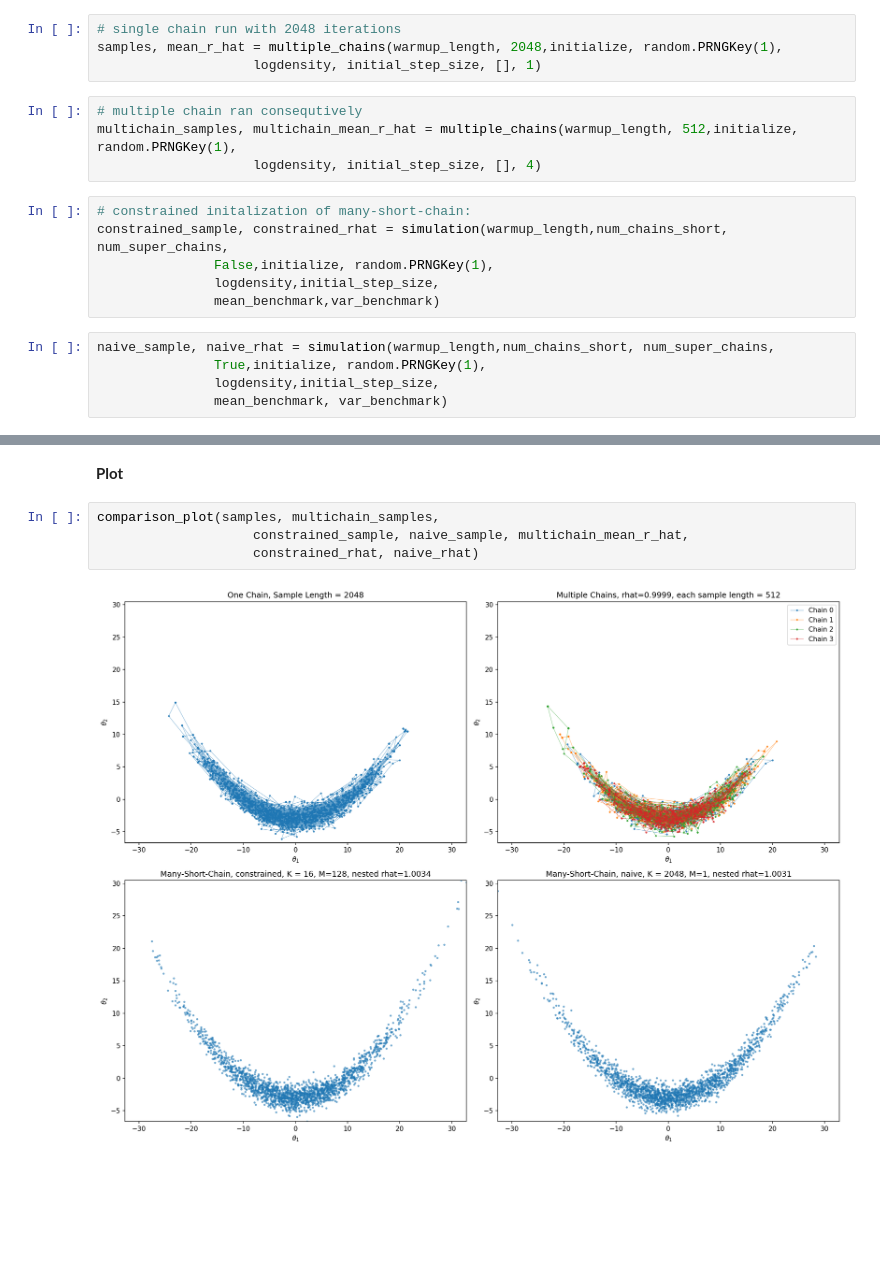
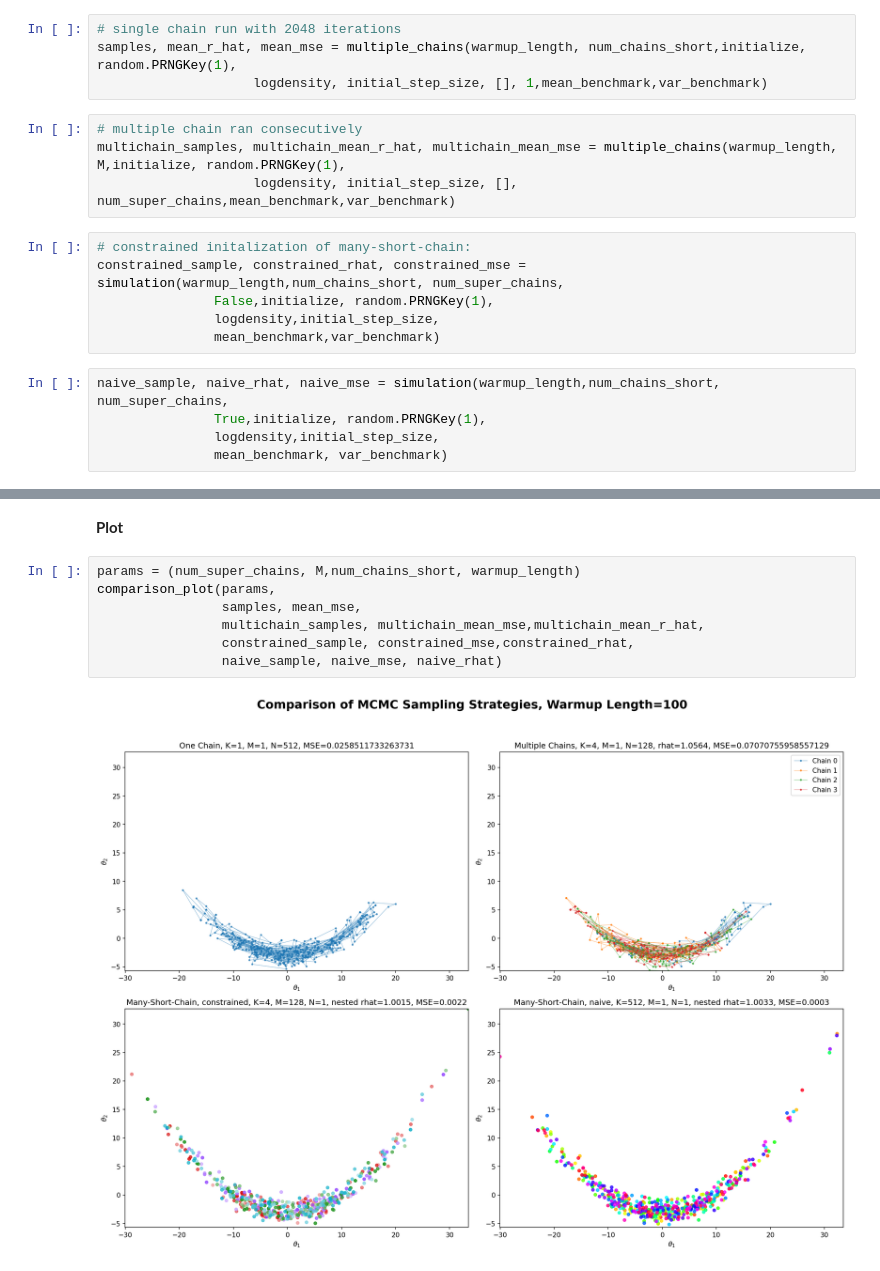
Before and after one commit to JustinTrenchcoat/Capstone_Many_Short_Chain, a Jupyter notebook: Additional_Experiment/Comparision_Experiment/Rosenbrock_Comparision.ipynb, the cells around one changed output, grey strips where cells are left out. Drawn from its saved outputs; the diff is of its cells as text; blank space fills up the shorter version.

Commit message:
fix issue and improve visual

```diff
--- a/Additional_Experiment/Comparision_Experiment/Rosenbrock_Comparision.ipynb
+++ b/Additional_Experiment/Comparision_Experiment/Rosenbrock_Comparision.ipynb
@@ -160,20 +159,20 @@ def initialize(shape, key):
 warmup_length = 100
 # %%
 # single chain run with 2048 iterations
-samples, mean_r_hat = multiple_chains(warmup_length, 2048,initialize, random.PRNGKey(1),
-                    logdensity, initial_step_size, [], 1)
+samples, mean_r_hat, mean_mse = multiple_chains(warmup_length, num_chains_short,initialize, random.PRNGKey(1),
+                    logdensity, initial_step_size, [], 1,mean_benchmark,var_benchmark)
 # %%
-# multiple chain ran consequtively
-multichain_samples, multichain_mean_r_hat = multiple_chains(warmup_length, 512,initialize, random.PRNGKey(1),
-                    logdensity, initial_step_size, [], 4)
+# multiple chain ran consecutively
+multichain_samples, multichain_mean_r_hat, multichain_mean_mse = multiple_chains(warmup_length, M,initialize, random.PRNGKey(1),
+                    logdensity, initial_step_size, [], num_super_chains,mean_benchmark,var_benchmark)
 # %%
 # constrained initalization of many-short-chain:
-constrained_sample, constrained_rhat = simulation(warmup_length,num_chains_short, num_super_chains,
+constrained_sample, constrained_rhat, constrained_mse = simulation(warmup_length,num_chains_short, num_super_chains,
                False,initialize, random.PRNGKey(1),
                logdensity,initial_step_size,
                mean_benchmark,var_benchmark)
 # %%
-naive_sample, naive_rhat = simulation(warmup_length,num_chains_short, num_super_chains,
+naive_sample, naive_rhat, naive_mse = simulation(warmup_length,num_chains_short, num_super_chains,
                True,initialize, random.PRNGKey(1),
                logdensity,initial_step_size,
                mean_benchmark, var_benchmark)
@@ -184,8 +183,11 @@ samples[0]["Samples"].shape[0]
 # %% [markdown]
 **Plot**
-# %%
-comparison_plot(samples, multichain_samples,
-                    constrained_sample, naive_sample, multichain_mean_r_hat,
-                    constrained_rhat, naive_rhat)
-# %% [output]
-[figure, removed]
+# %%
+params = (num_super_chains, M,num_chains_short, warmup_length)
+comparison_plot(params,
+                samples, mean_mse,
+                multichain_samples, multichain_mean_mse,multichain_mean_r_hat,
+                constrained_sample, constrained_mse,constrained_rhat,
+                naive_sample, naive_mse, naive_rhat)
+# %% [output]
+[figure, added]
```
Also changed, not shown: parts of 3 cells of this notebook, 1 other file.
